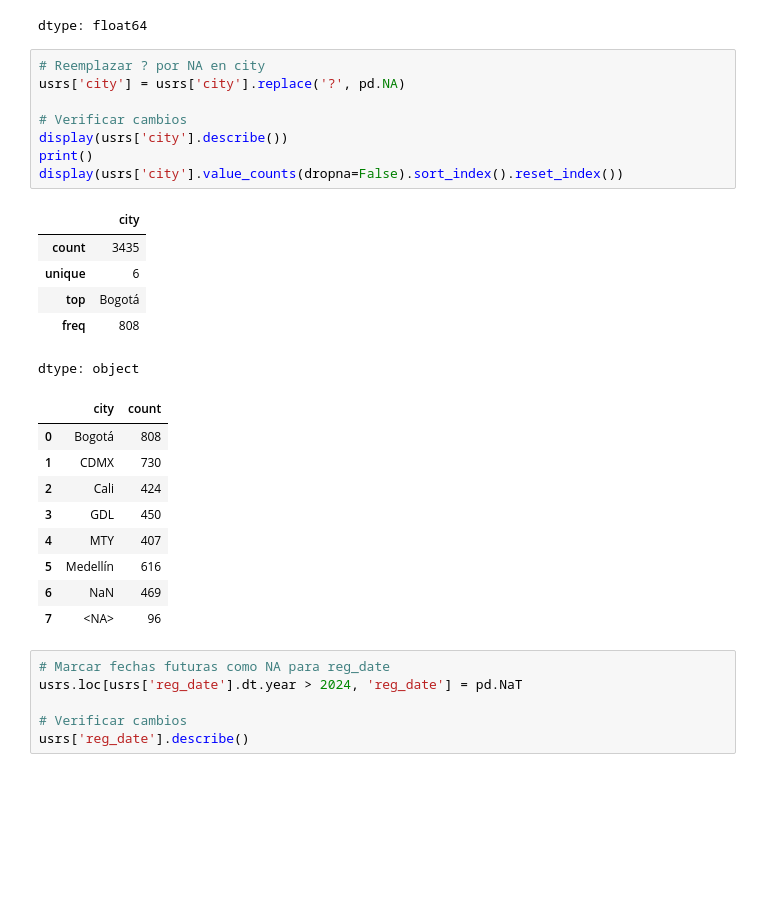
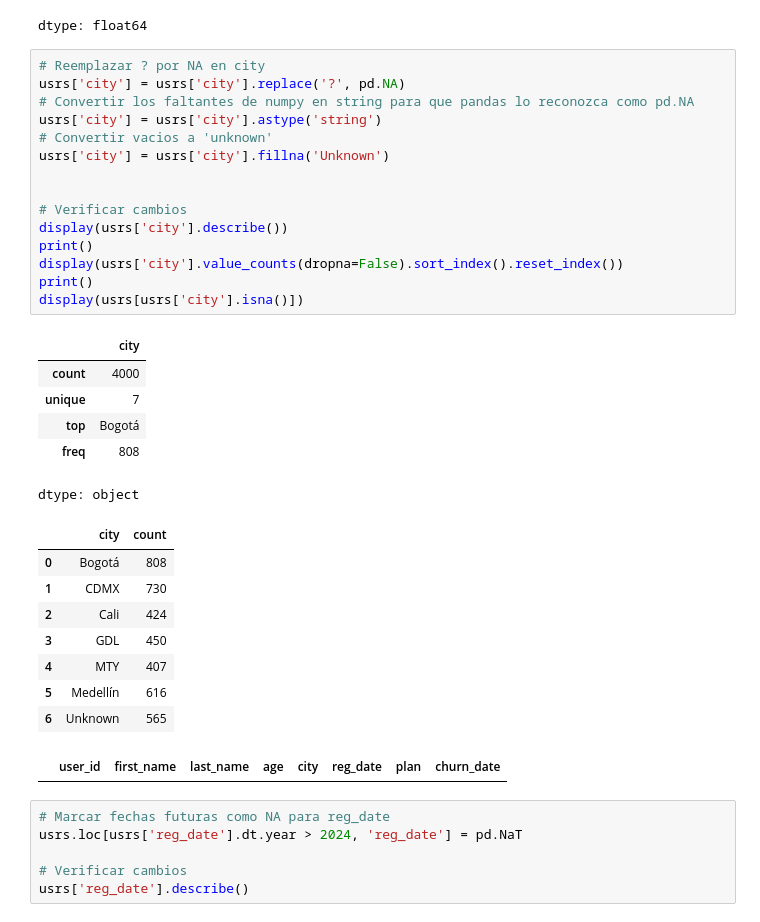
Before and after one commit to FithoGerardo/Analysis-of-a-telecommunications-company, a Jupyter notebook: Fitho_S7 Version-Estudiante-Project-ConnectaTel.ipynb, the cells around one changed output. Drawn from its saved outputs; the diff is of its cells as text; blank space fills up the shorter version.

Commit message:
[city].fillna('unknown')

```diff
--- a/Fitho_S7 Version-Estudiante-Project-ConnectaTel.ipynb
+++ b/Fitho_S7 Version-Estudiante-Project-ConnectaTel.ipynb
@@ -652,27 +663,34 @@ dtype: float64
 # %%
 # Reemplazar ? por NA en city
 usrs['city'] = usrs['city'].replace('?', pd.NA)
+# Convertir los faltantes de numpy en string para que pandas lo reconozca como pd.NA
+usrs['city'] = usrs['city'].astype('string')
+# Convertir vacios a 'unknown'
+usrs['city'] = usrs['city'].fillna('Unknown')
+
 
 # Verificar cambios
 display(usrs['city'].describe())
 print()
 display(usrs['city'].value_counts(dropna=False).sort_index().reset_index())
+print()
+display(usrs[usrs['city'].isna()])
 # %% [output]
 |  | city |
-| count | 3435 |
-| unique | 6 |
+| count | 4000 |
+| unique | 7 |
 | top | Bogotá |
 | freq | 808 |
 dtype: object
 |  | city | count |
 | 0 | Bogotá | 808 |
 | 1 | CDMX | 730 |
 | 2 | Cali | 424 |
 | 3 | GDL | 450 |
 | 4 | MTY | 407 |
 | 5 | Medellín | 616 |
-| 6 | NaN | 469 |
-| 7 | <NA> | 96 |
+| 6 | Unknown | 565 |
+|  | user_id | first_name | last_name | age | city | reg_date | plan | churn_date |
 # %%
 # Marcar fechas futuras como NA para reg_date
 usrs.loc[usrs['reg_date'].dt.year > 2024, 'reg_date'] = pd.NaT
```
Also changed, not shown: parts of 16 cells of this notebook.
